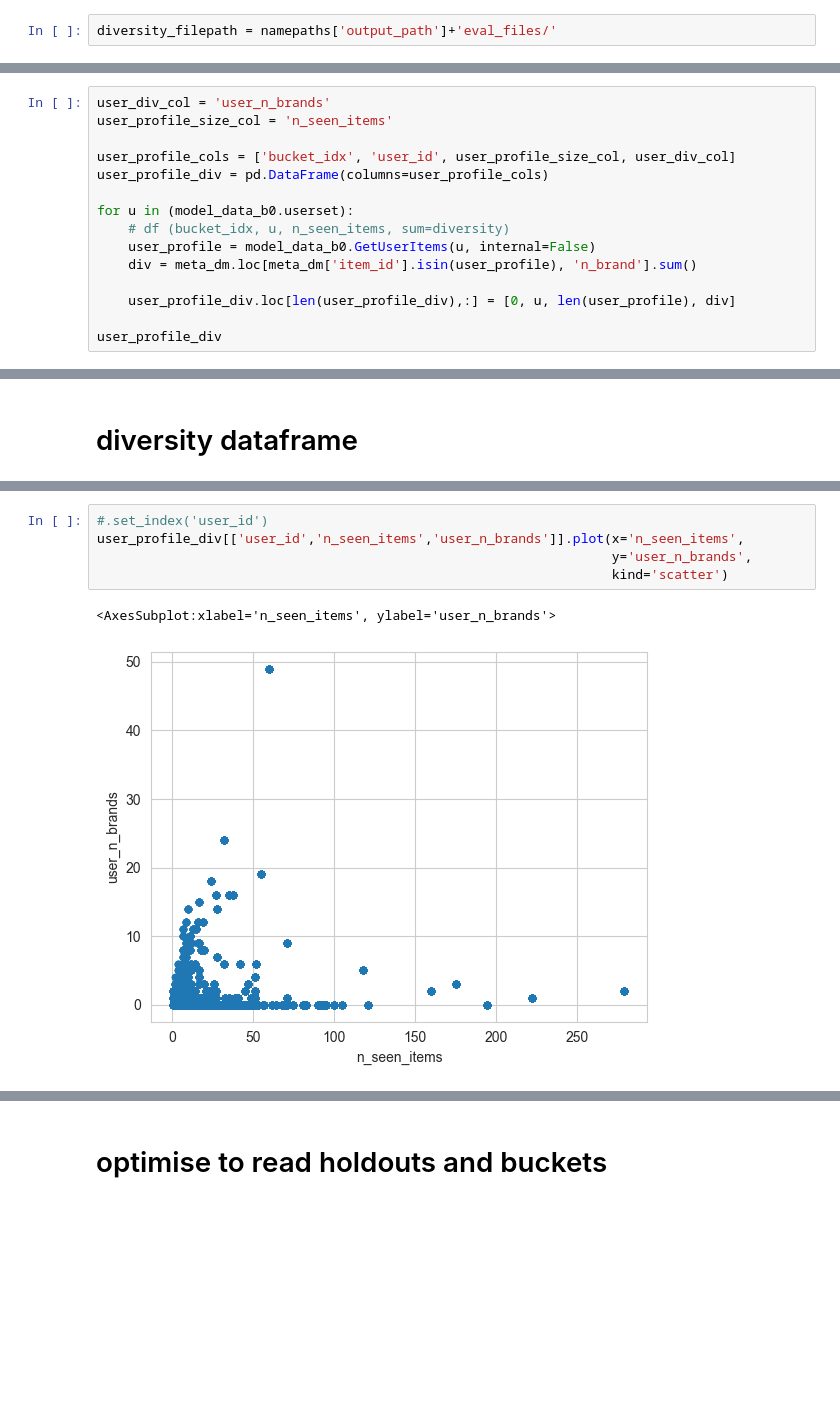
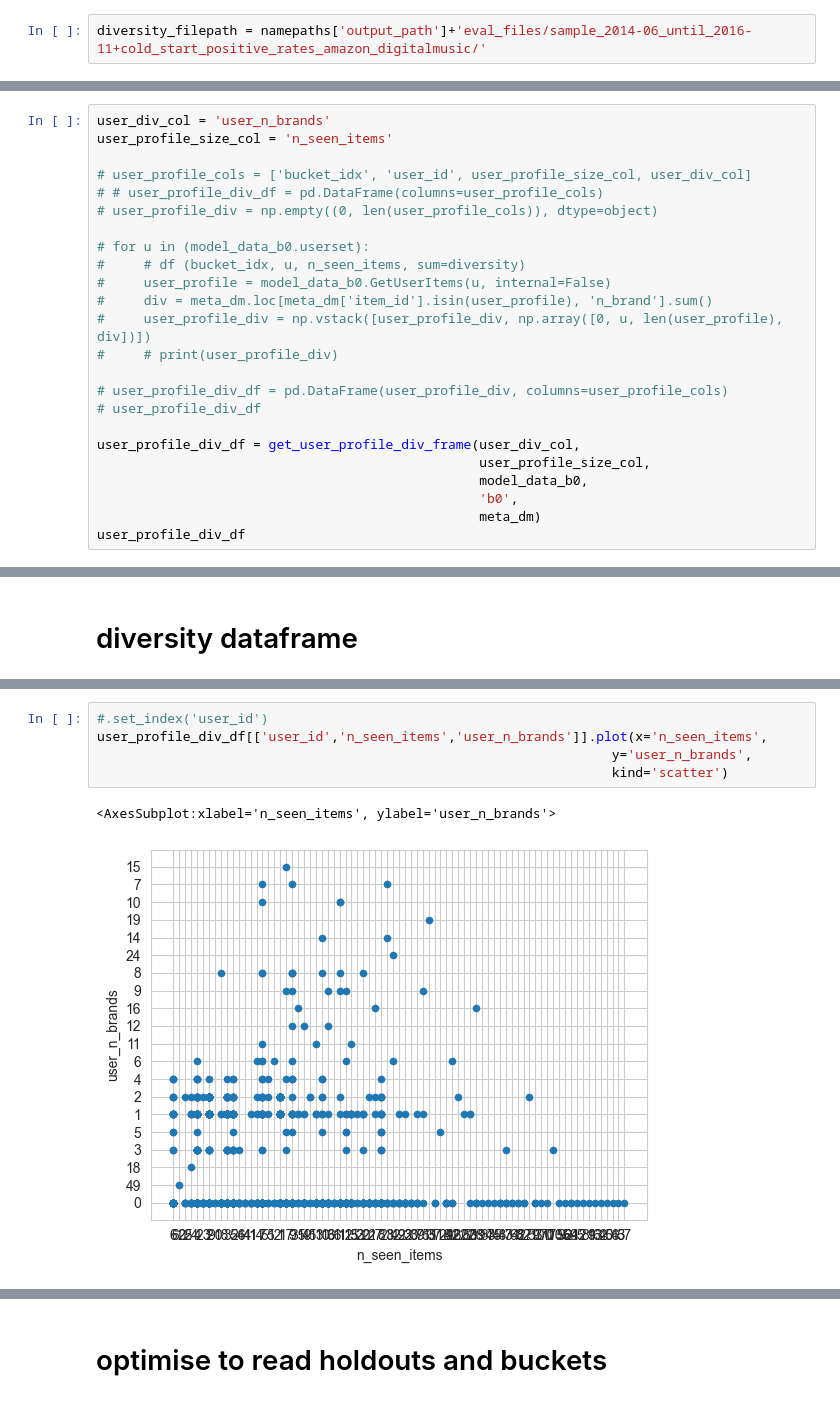
Before and after one commit to mariajoaolavoura/measuring_forgetting, a Jupyter notebook: notebooks/ADM - calculating diversity.ipynb, the cells around one changed output, grey strips where cells are left out. Saved outputs shown, nothing was run; the diff lists cells and outputs as text; blank space fills up the shorter version.

```diff
--- a/notebooks/ADM - calculating diversity.ipynb
+++ b/notebooks/ADM - calculating diversity.ipynb
@@ -85,7 +86,7 @@ namepaths
 # %%
 # data = load_data_print_info(namepaths['data_path'])
 # %%
-diversity_filepath = namepaths['output_path']+'eval_files/'
+diversity_filepath = namepaths['output_path']+'eval_files/sample_2014-06_until_2016-11+cold_start_positive_rates_amazon_digitalmusic/'
 # %% [markdown]
 # read rec list for buck 0 holdout 0
 # %%
@@ -494,16 +829,25 @@ print(model_data_b0.GetUserItems(0))
 user_div_col = 'user_n_brands'
 user_profile_size_col = 'n_seen_items'
 
-user_profile_cols = ['bucket_idx', 'user_id', user_profile_size_col, user_div_col]
-user_profile_div = pd.DataFrame(columns=user_profile_cols)
+# user_profile_cols = ['bucket_idx', 'user_id', user_profile_size_col, user_div_col]
+# # user_profile_div_df = pd.DataFrame(columns=user_profile_cols)
+# user_profile_div = np.empty((0, len(user_profile_cols)), dtype=object)
 
-for u in (model_data_b0.userset):
-    # df (bucket_idx, u, n_seen_items, sum=diversity)
-    user_profile = model_data_b0.GetUserItems(u, internal=False)
-    div = meta_dm.loc[meta_dm['item_id'].isin(user_profile), 'n_brand'].sum()
+# for u in (model_data_b0.userset):
+#     # df (bucket_idx, u, n_seen_items, sum=diversity)
+#     user_profile = model_data_b0.GetUserItems(u, internal=False)
+#     div = meta_dm.loc[meta_dm['item_id'].isin(user_profile), 'n_brand'].sum()
+#     user_profile_div = np.vstack([user_profile_div, np.array([0, u, len(user_profile), div])])
+#     # print(user_profile_div)
 
-    user_profile_div.loc[len(user_profile_div),:] = [0, u, len(user_profile), div]
+# user_profile_div_df = pd.DataFrame(user_profile_div, columns=user_profile_cols)
+# user_profile_div_df
 
-user_profile_div
+user_profile_div_df = get_user_profile_div_frame(user_div_col,
+                                                 user_profile_size_col,
+                                                 model_data_b0,
+                                                 'b0',
+                                                 meta_dm)
+user_profile_div_df
 # %% [output]
 |  | bucket_idx | user_id | n_seen_items | user_n_brands |
@@ -1200,8 +1446,8 @@ diversity_df[['n_seen_items_binned', avg_rec_div_col]].plot(x='n_seen_items_binn
 # %%
 #.set_index('user_id')
-user_profile_div[['user_id','n_seen_items','user_n_brands']].plot(x='n_seen_items',
+user_profile_div_df[['user_id','n_seen_items','user_n_brands']].plot(x='n_seen_items',
                                                                   y='user_n_brands',
                                                                   kind='scatter')
 # %% [output]
 <AxesSubplot:xlabel='n_seen_items', ylabel='user_n_brands'>
-[figure, old version]
+[figure, new version]
```
Also changed, not shown: parts of 116 cells of this notebook.
